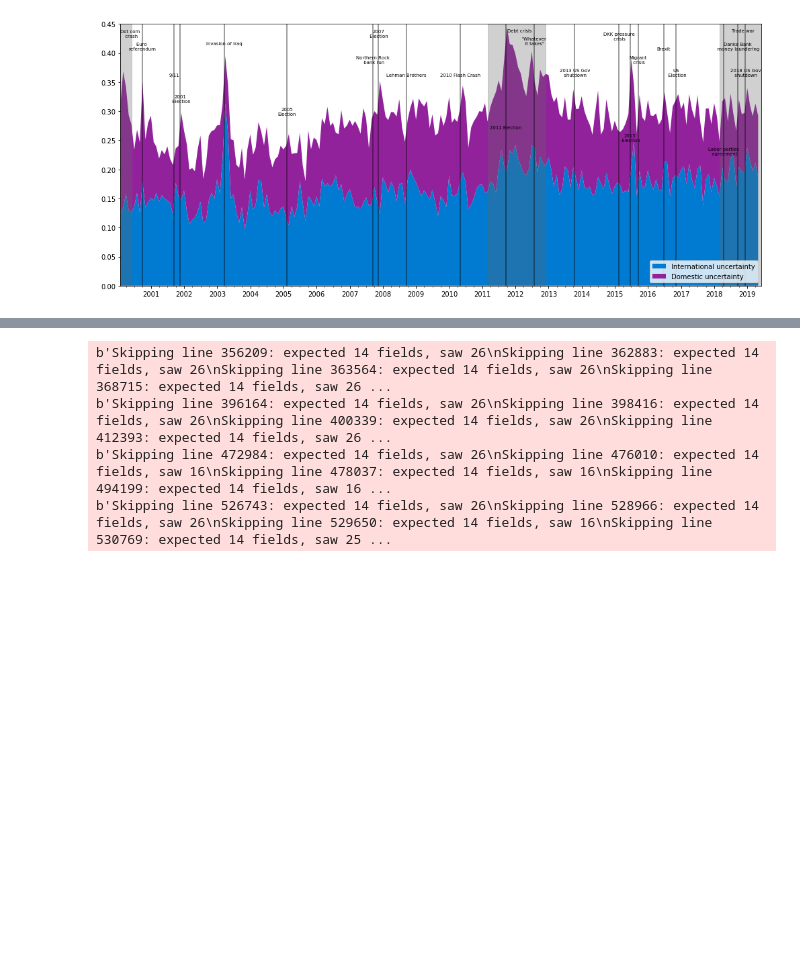
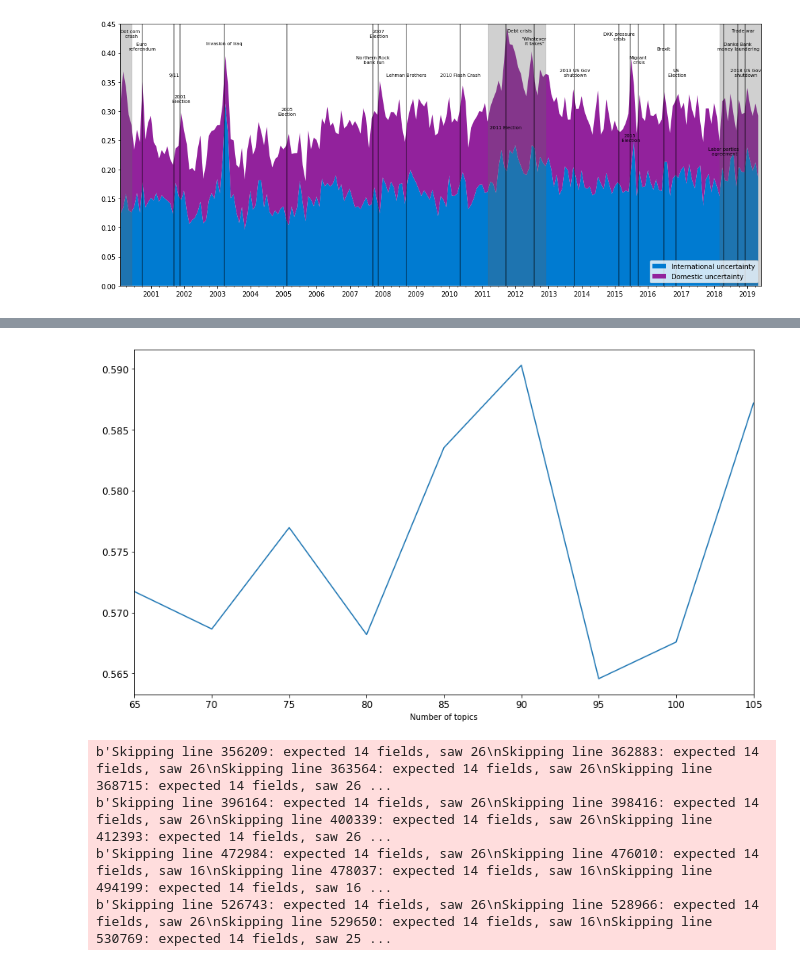
Before and after one commit to Danmarks-Nationalbank/uncertainty, a Jupyter notebook: scripts/FUI_explore.ipynb, the cells around one changed output, grey strips where cells are left out. Cells and saved outputs as stored; diff of their text form; code cells hidden in the pictures; blank space fills up the shorter version.

```diff
--- a/scripts/FUI_explore.ipynb
+++ b/scripts/FUI_explore.ipynb
@@ -296,3 +444,9 @@ plt.show()
+# %%
+df = pd.read_csv('coherence.csv', names=['Number of topics', 'Coherence score'])
+fig = df.sort_values('Number of topics').plot(x='Number of topics', y='Coherence score', figsize=(14,8), legend=False, fontsize=12).get_figure()
+fig.savefig('coherence.pdf')
+# %% [output]
+[figure, added]
 # %%
 import os
 import pandas as pd
```
Also changed, not shown: parts of 22 cells of this notebook, 10 other files.
